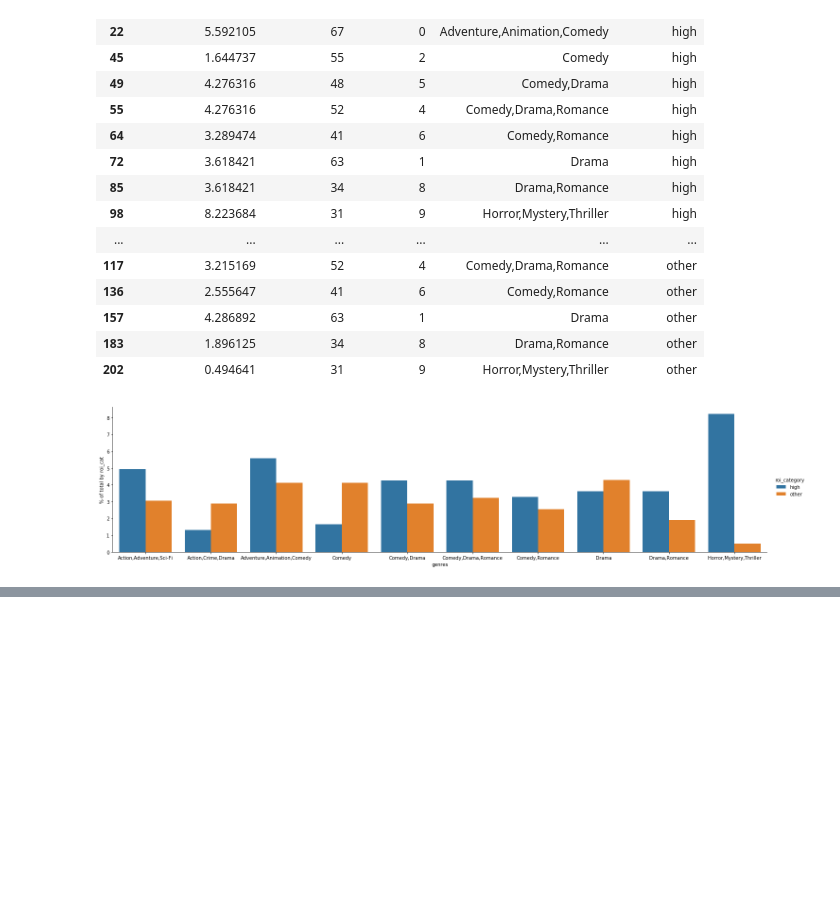
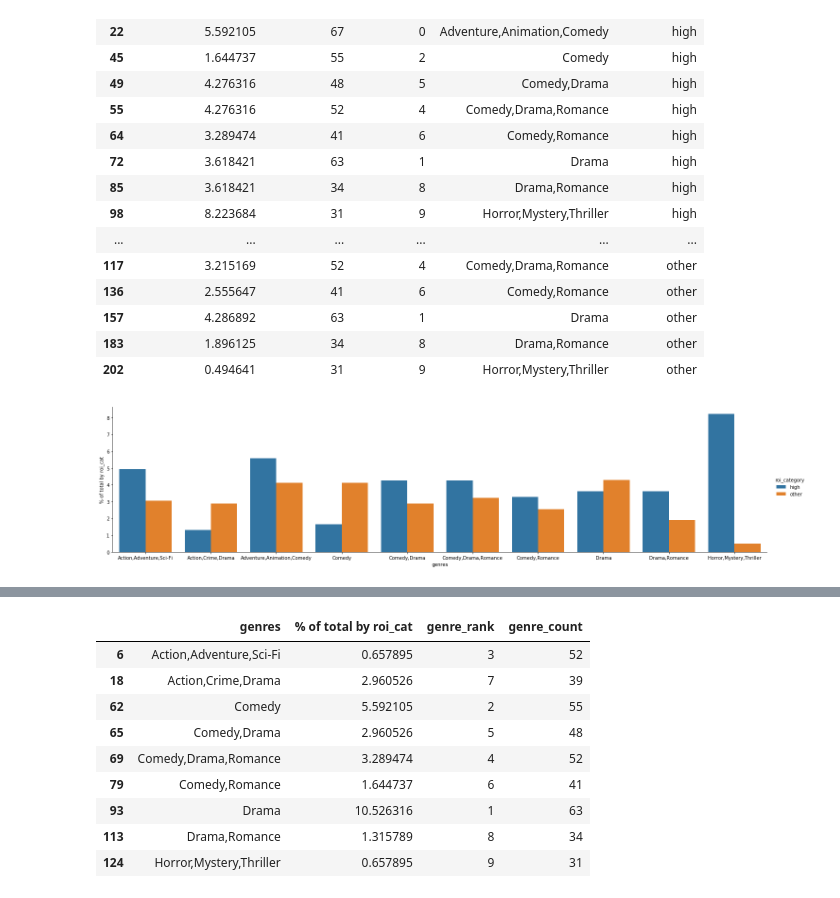
Before and after one commit to thespud56/Module-1-Project, a Jupyter notebook: Notebooks/Bar_Plot.ipynb, the cells around one changed output, grey strips where cells are left out. Cells and saved outputs as stored; diff of their text form; code cells hidden in the pictures; blank space fills up the shorter version.

```diff
--- a/Notebooks/Bar_Plot.ipynb
+++ b/Notebooks/Bar_Plot.ipynb
@@ -254,0 +283,14 @@ sns.catplot(x='genres', y='% of total by roi_cat', hue='roi_category', data=viz4
+# %%
+viz5 = mergeGenrePiv3.loc[(mergeGenrePiv3['genre_rank'] < 10)]
+viz5
+# %% [output]
+|  | genres | % of total by roi_cat | genre_rank | genre_count |
+| 6 | Action,Adventure,Sci-Fi | 0.657895 | 3 | 52 |
+| 18 | Action,Crime,Drama | 2.960526 | 7 | 39 |
+| 62 | Comedy | 5.592105 | 2 | 55 |
+| 65 | Comedy,Drama | 2.960526 | 5 | 48 |
+| 69 | Comedy,Drama,Romance | 3.289474 | 4 | 52 |
+| 79 | Comedy,Romance | 1.644737 | 6 | 41 |
+| 93 | Drama | 10.526316 | 1 | 63 |
+| 113 | Drama,Romance | 1.315789 | 8 | 34 |
+| 124 | Horror,Mystery,Thriller | 0.657895 | 9 | 31 |
```
Also changed, not shown: parts of 5 cells of this notebook, 3 other files.
